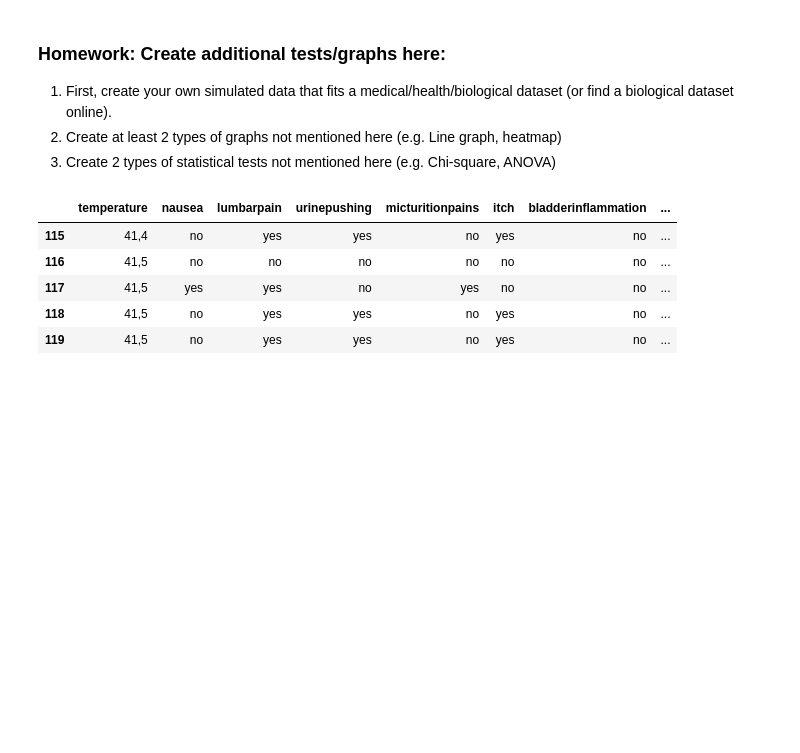
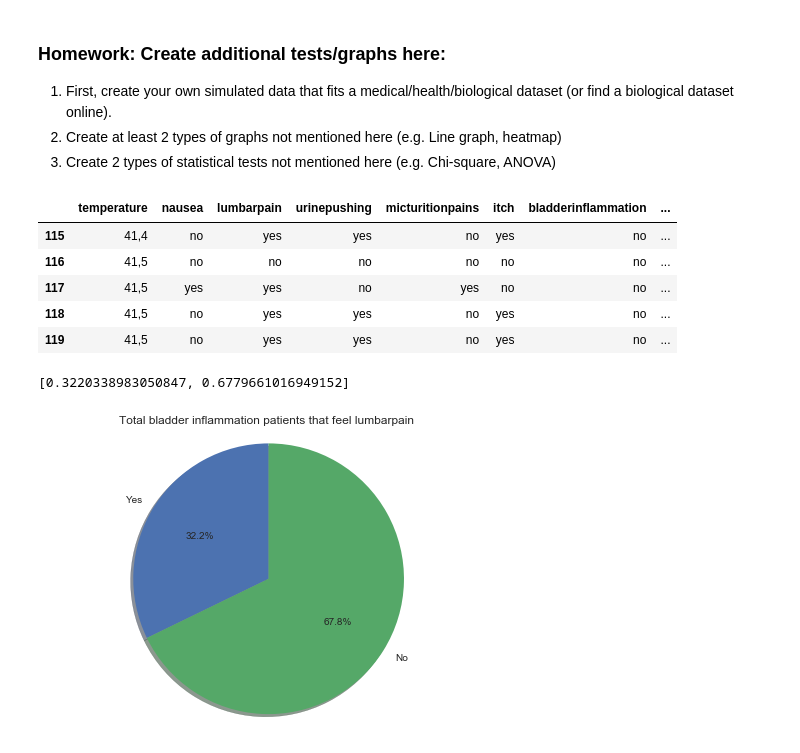
Before and after one commit to erlaidaodao/graphing, a Jupyter notebook: Graphs_Week3.ipynb, the cells around one changed output. Saved outputs shown, nothing was run; the diff lists cells and outputs as text; code cells hidden in the pictures; blank space fills up the shorter version.

```diff
--- a/Graphs_Week3.ipynb
+++ b/Graphs_Week3.ipynb
@@ -362,3 +362,31 @@ inf.tail()
 | 117 | 41,5 | yes | yes | no | yes | no | no | ... |
 | 118 | 41,5 | no | yes | yes | no | yes | no | ... |
 | 119 | 41,5 | no | yes | yes | no | yes | no | ... |
+# %%
+
+cat = pd.unique(inf['lumbarpain'])
+Y=0
+N=0
+positive=0
+
+cat = 'Yes','No'
+for i, opt in enumerate(inf["bladderinflammation"]):
+
+    if opt == "yes":
+        positive+=1
+        if inf["lumbarpain"][i] =="yes":
+            Y+=1
+        else:
+            N+=1
+totl = [Y/positive,N/positive]
+print(totl)
+fig1, ax1 = plt.subplots()
+ax1.pie(totl, labels=cat, autopct='%1.1f%%',
+        shadow=True, startangle=90)
+ax1.axis('equal')
+
+plt.title('Total bladder inflammation patients that feel lumbarpain ')
+plt.show()
+# %% [output]
+[0.3220338983050847, 0.6779661016949152]
+[figure, added]
```
Also changed, not shown: parts of 14 cells of this notebook.
